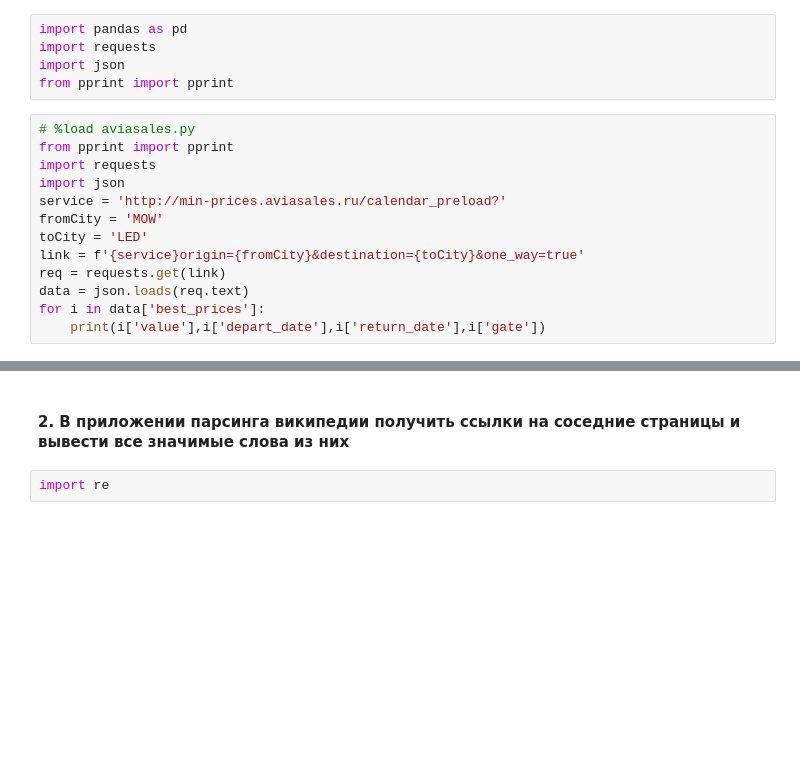
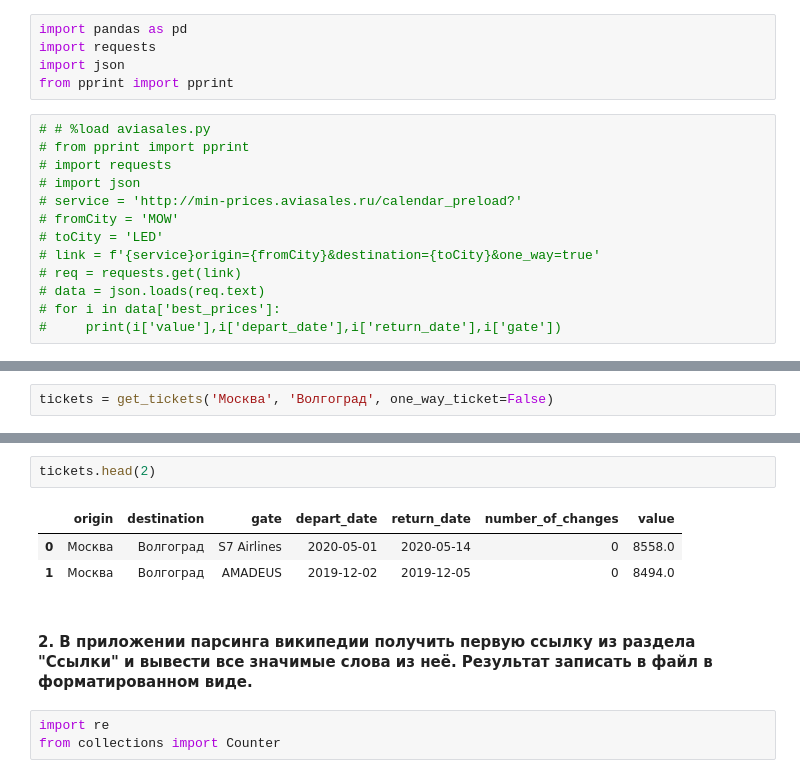
Before and after one commit to alekseyzelepukin/methods_of_data_collection_and_processing_from_the_internet, a Jupyter notebook: lesson_02.ipynb, the cells around one changed output, grey strips where cells are left out. Cells and saved outputs as stored; diff of their text form; blank space fills up the shorter version.

```diff
--- a/lesson_02.ipynb
+++ b/lesson_02.ipynb
@@ -6,15 +6,15 @@ import requests
 import json
 from pprint import pprint
 # %%
-# %load aviasales.py
-from pprint import pprint
-import requests
-import json
-service = 'http://min-prices.aviasales.ru/calendar_preload?'
-fromCity = 'MOW'
-toCity = 'LED'
-link = f'{service}origin={fromCity}&destination={toCity}&one_way=true'
-req = requests.get(link)
-data = json.loads(req.text)
-for i in data['best_prices']:
-    print(i['value'],i['depart_date'],i['return_date'],i['gate'])
+# # %load aviasales.py
+# from pprint import pprint
+# import requests
+# import json
+# service = 'http://min-prices.aviasales.ru/calendar_preload?'
+# fromCity = 'MOW'
+# toCity = 'LED'
+# link = f'{service}origin={fromCity}&destination={toCity}&one_way=true'
+# req = requests.get(link)
+# data = json.loads(req.text)
+# for i in data['best_prices']:
+#     print(i['value'],i['depart_date'],i['return_date'],i['gate'])
@@ -161,0 +81,2 @@ df.head(10)
+# %%
+tickets = get_tickets('Москва', 'Волгоград', one_way_ticket=False)
@@ -162,5 +101,12 @@ df.head(10)
+# %%
+tickets.head(2)
+# %% [output]
+|  | origin | destination | gate | depart_date | return_date | number_of_changes | value |
+| 0 | Москва | Волгоград | S7 Airlines | 2020-05-01 | 2020-05-14 | 0 | 8558.0 |
+| 1 | Москва | Волгоград | AMADEUS | 2019-12-02 | 2019-12-05 | 0 | 8494.0 |
 # %% [markdown]
-#### 2. В приложении парсинга википедии получить ссылки на соседние страницы и вывести все значимые слова из них
+#### 2. В приложении парсинга википедии получить первую ссылку из раздела "Ссылки" и вывести все значимые слова из неё. Результат записать в файл в форматированном виде.
 # %%
 import re
+from collections import Counter
 # %%
```
Also changed, not shown: parts of 15 cells of this notebook.
